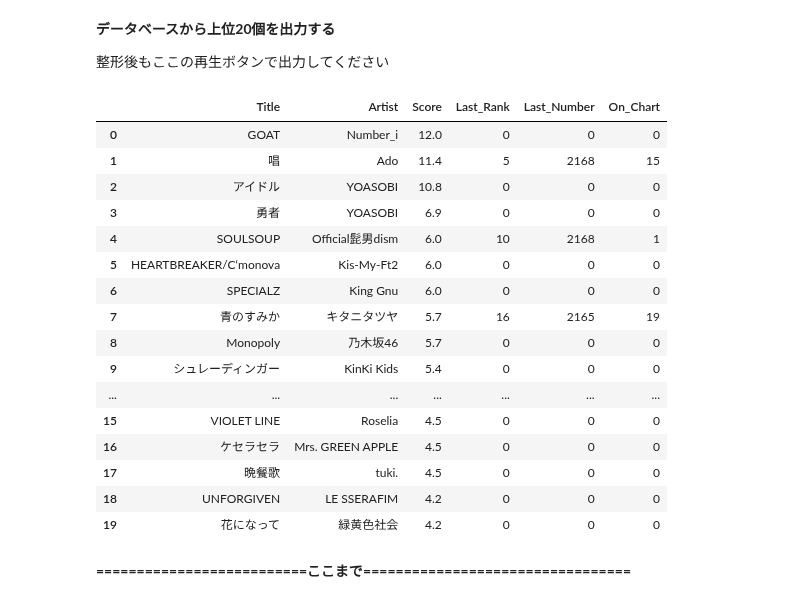
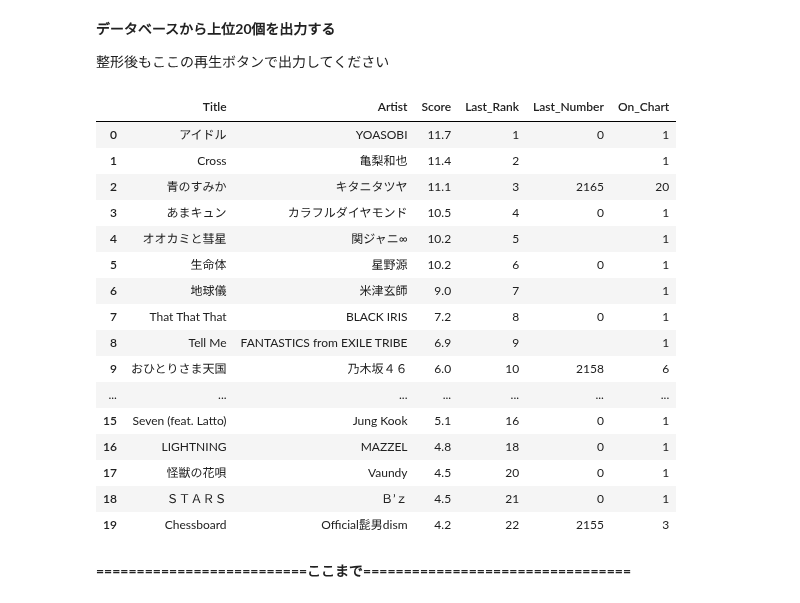
Before and after one commit to super-onigiri-man/JOEU-FM, a Jupyter notebook: FM_ベストヒットランキング.ipynb, the cells around one changed output. Saved outputs shown, nothing was run; the diff lists cells and outputs as text; code cells hidden in the pictures.

```diff
--- a/FM_ベストヒットランキング.ipynb
+++ b/FM_ベストヒットランキング.ipynb
@@ -54,7 +74,7 @@ import sqlite3
 import pandas as pd
 import openpyxl
 
-dbname = ('besthit.db')#データベース名.db拡張子で設定
+dbname = ('test.db')#データベース名.db拡張子で設定
 conn = sqlite3.connect(dbname, isolation_level=None)#データベースを作成、自動コミット機能ON
 # %%
 cursor = conn.cursor() #カーソルオブジェクトを作成
@@ -567,30 +590,30 @@ conn.commit()
 # %%
 # 整形後のデータ出力用
 df = pd.read_sql('''
 SELECT * FROM music_master
 WHERE Score IS NOT NULL AND Score != ''
 ORDER BY Score DESC
-LIMIT 30''', conn)
+LIMIT 60''', conn)
 
 df.head(20)
 # %% [output]
 |  | Title | Artist | Score | Last_Rank | Last_Number | On_Chart |
-| 0 | GOAT | Number_i | 12.0 | 0 | 0 | 0 |
-| 1 | 唱 | Ado | 11.4 | 5 | 2168 | 15 |
-| 2 | アイドル | YOASOBI | 10.8 | 0 | 0 | 0 |
-| 3 | 勇者 | YOASOBI | 6.9 | 0 | 0 | 0 |
-| 4 | SOULSOUP | Official髭男dism | 6.0 | 10 | 2168 | 1 |
-| 5 | HEARTBREAKER/C‘monova | Kis-My-Ft2 | 6.0 | 0 | 0 | 0 |
-| 6 | SPECIALZ | King Gnu | 6.0 | 0 | 0 | 0 |
-| 7 | 青のすみか | キタニタツヤ | 5.7 | 16 | 2165 | 19 |
-| 8 | Monopoly | 乃木坂46 | 5.7 | 0 | 0 | 0 |
-| 9 | シュレーディンガー | KinKi Kids | 5.4 | 0 | 0 | 0 |
+| 0 | アイドル | YOASOBI | 11.7 | 1 | 0 | 1 |
+| 1 | Cross | 亀梨和也 | 11.4 | 2 |  | 1 |
+| 2 | 青のすみか | キタニタツヤ | 11.1 | 3 | 2165 | 20 |
+| 3 | あまキュン | カラフルダイヤモンド | 10.5 | 4 | 0 | 1 |
+| 4 | オオカミと彗星 | 関ジャニ∞ | 10.2 | 5 |  | 1 |
+| 5 | 生命体 | 星野源 | 10.2 | 6 | 0 | 1 |
+| 6 | 地球儀 | 米津玄師 | 9.0 | 7 |  | 1 |
+| 7 | That That That | BLACK IRIS | 7.2 | 8 | 0 | 1 |
+| 8 | Tell Me | FANTASTICS from EXILE TRIBE | 6.9 | 9 |  | 1 |
+| 9 | おひとりさま天国 | 乃木坂４６ | 6.0 | 10 | 2158 | 6 |
 | ... | ... | ... | ... | ... | ... | ... |
-| 15 | VIOLET LINE | Roselia | 4.5 | 0 | 0 | 0 |
-| 16 | ケセラセラ | Mrs. GREEN APPLE | 4.5 | 0 | 0 | 0 |
-| 17 | 晩餐歌 | tuki. | 4.5 | 0 | 0 | 0 |
-| 18 | UNFORGIVEN | LE SSERAFIM | 4.2 | 0 | 0 | 0 |
-| 19 | 花になって | 緑黄色社会 | 4.2 | 0 | 0 | 0 |
+| 15 | Seven (feat. Latto) | Jung Kook | 5.1 | 16 | 0 | 1 |
+| 16 | LIGHTNING | MAZZEL | 4.8 | 18 | 0 | 1 |
+| 17 | 怪獣の花唄 | Vaundy | 4.5 | 20 | 0 | 1 |
+| 18 | ＳＴＡＲＳ | Ｂ’ｚ | 4.5 | 21 | 0 | 1 |
+| 19 | Chessboard | Official髭男dism | 4.2 | 22 | 2155 | 3 |
 # %% [markdown]
 **==========================ここまで=================================**
 # %% [markdown]
```
Also changed, not shown: parts of 11 cells of this notebook.
